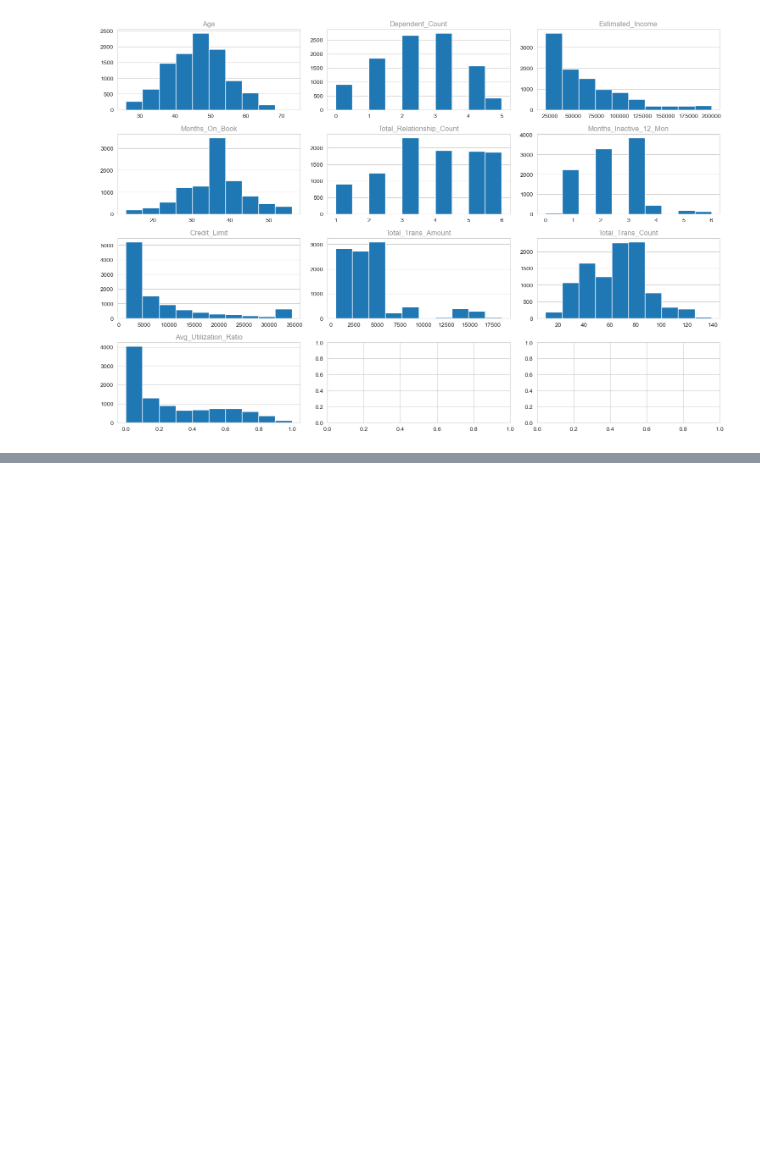
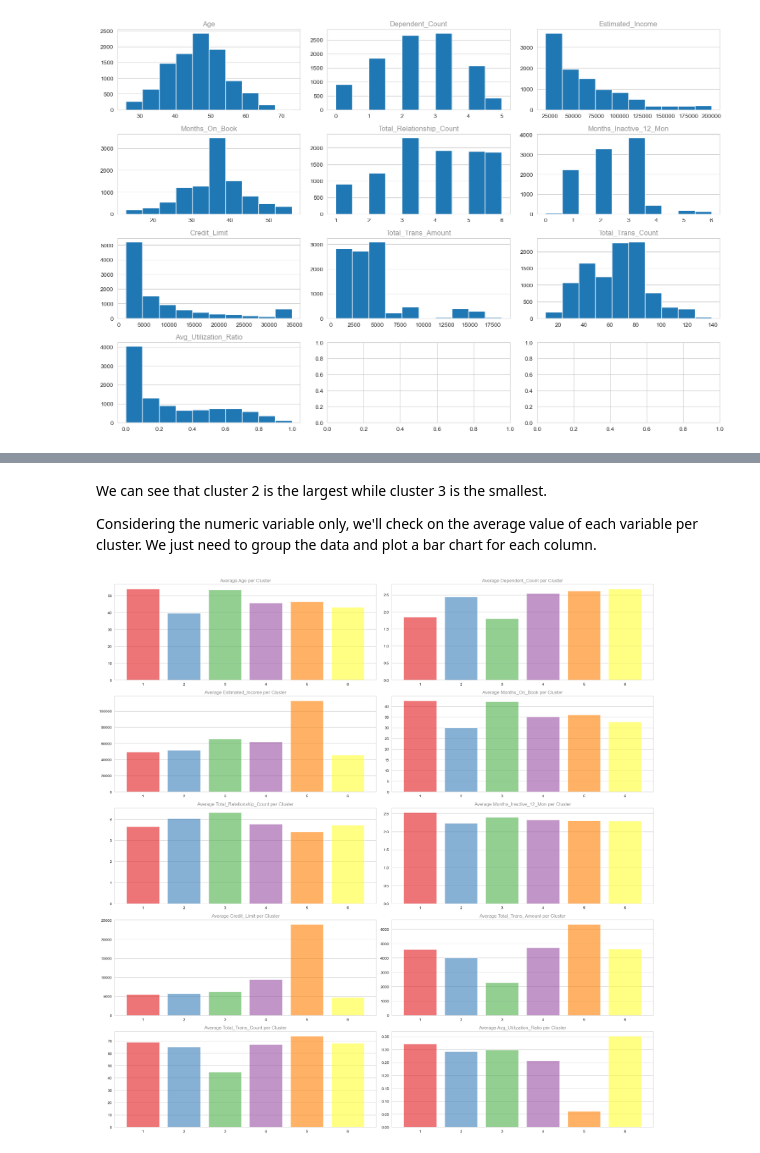
Before and after one commit to Sunday-Okey/Data-Scientist-in-Python, a Jupyter notebook: Projects/Credit Card Customer Segmentation.ipynb, the cells around one changed output, grey strips where cells are left out. Cells and saved outputs as stored; diff of their text form; code cells hidden in the pictures; blank space fills up the shorter version.

```diff
--- a/Projects/Credit Card Customer Segmentation.ipynb
+++ b/Projects/Credit Card Customer Segmentation.ipynb
@@ -166,0 +327,5 @@ plt.show()
+# %%
+model = KMeans(n_clusters=6)
+y = model.fit_predict(X_scaled)
+
+y
@@ -166,0 +338,3 @@ plt.show()
+# %%
+customers['CLUSTER'] = y + 1
+customers
@@ -166,0 +374,20 @@ plt.show()
+# %% [markdown]
+We can see that cluster 2 is the largest while cluster 3 is the smallest.
+
+Considering the numeric variable only, we'll check on the average value of each variable per cluster. We just need to group the data and plot a bar chart for each column.
+# %%
+num_cols = customers.select_dtypes(include=np.number).drop(['customer_id', 'CLUSTER'], axis=1).columns
+
+fig = plt.figure(figsize=(20, 20))
+
+for i, col in enumerate(num_cols):
+    df_plot = customers.groupby('CLUSTER')[col].mean()
+    ax = fig.add_subplot(5, 2, i + 1)
+    ax.bar(df_plot.index, df_plot, color=sns.color_palette('Set1'), alpha=0.6)
+    ax.set_title(f'Average {col.title()} per Cluster', alpha=0.5)
+    ax.xaxis.grid(False)
+
+plt.tight_layout()
+plt.show()
+# %% [output]
+[figure, added]
```
Also changed, not shown: parts of 32 cells of this notebook.
